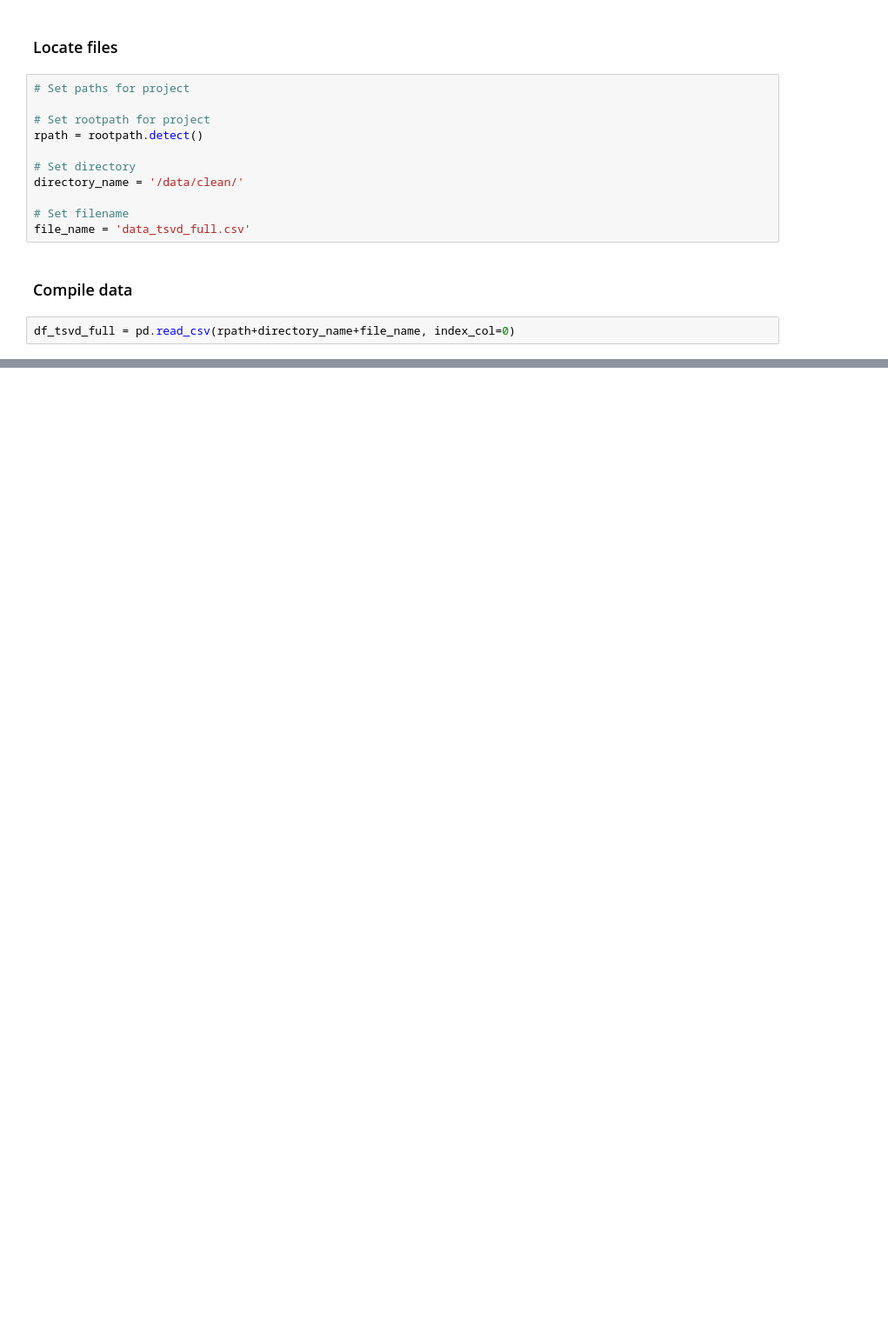
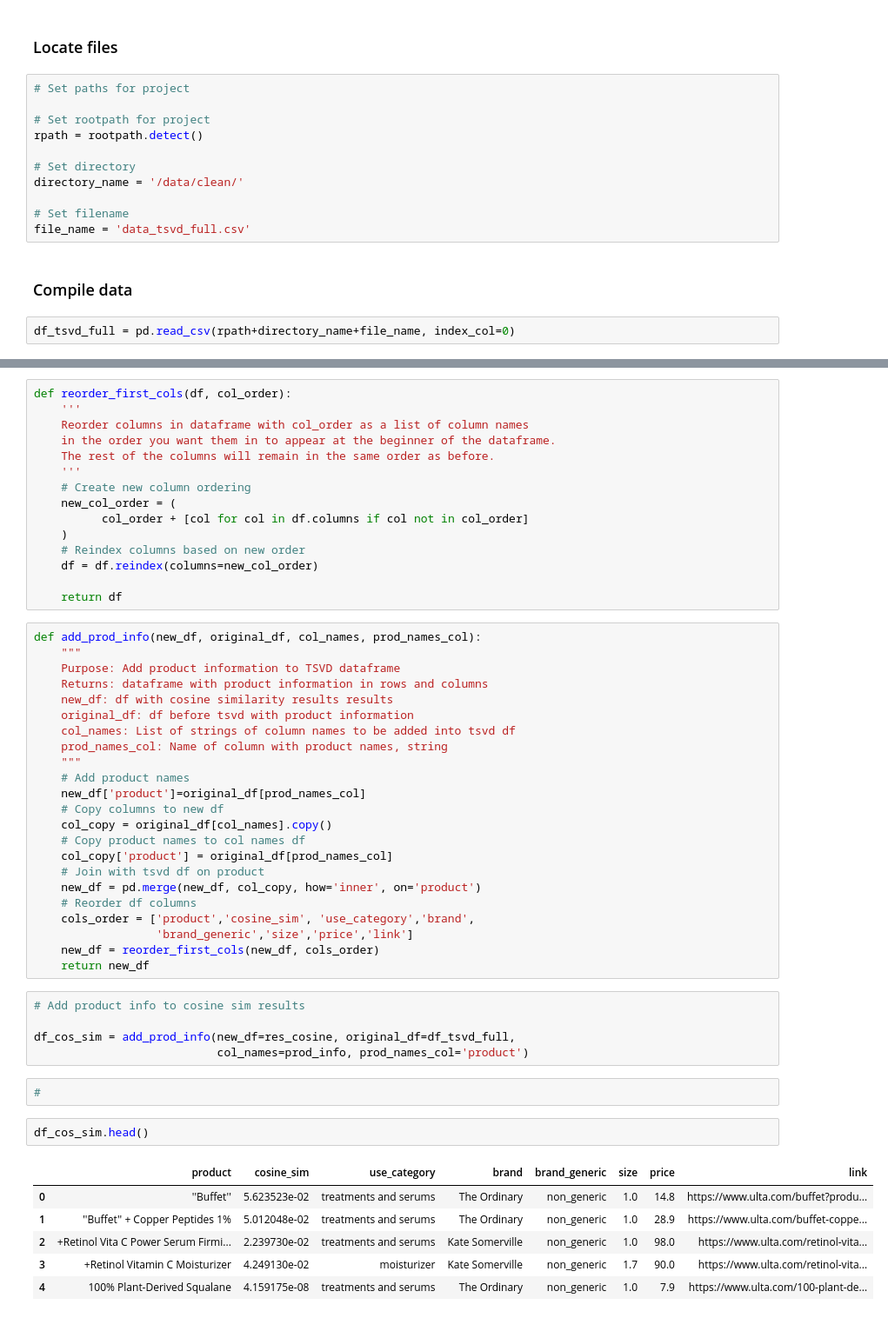
Before and after one commit to paulqsims/insight_project, a Jupyter notebook: notebooks/3_analysis.ipynb, the cells around one changed output, grey strips where cells are left out. Shown at 87% size. Drawn from its saved outputs; the diff is of its cells as text; blank space fills up the shorter version.

```diff
--- a/notebooks/3_analysis.ipynb
+++ b/notebooks/3_analysis.ipynb
@@ -36,0 +157,54 @@ df_tsvd_full = pd.read_csv(rpath+directory_name+file_name, index_col=0)
+# %%
+def reorder_first_cols(df, col_order):
+    '''
+    Reorder columns in dataframe with col_order as a list of column names
+    in the order you want them in to appear at the beginner of the dataframe.
+    The rest of the columns will remain in the same order as before.
+    '''
+    # Create new column ordering
+    new_col_order = (
+          col_order + [col for col in df.columns if col not in col_order]
+    )
+    # Reindex columns based on new order
+    df = df.reindex(columns=new_col_order)
+
+    return df
+# %%
+def add_prod_info(new_df, original_df, col_names, prod_names_col):
+    """
+    Purpose: Add product information to TSVD dataframe
+    Returns: dataframe with product information in rows and columns
+    new_df: df with cosine similarity results results
+    original_df: df before tsvd with product information
+    col_names: List of strings of column names to be added into tsvd df
+    prod_names_col: Name of column with product names, string
+    """
+    # Add product names
+    new_df['product']=original_df[prod_names_col]
+    # Copy columns to new df
+    col_copy = original_df[col_names].copy()
+    # Copy product names to col names df
+    col_copy['product'] = original_df[prod_names_col]
+    # Join with tsvd df on product
+    new_df = pd.merge(new_df, col_copy, how='inner', on='product')
+    # Reorder df columns
+    cols_order = ['product','cosine_sim', 'use_category','brand',
+                  'brand_generic','size','price','link']
+    new_df = reorder_first_cols(new_df, cols_order)
+    return new_df
+# %%
+# Add product info to cosine sim results
+
+df_cos_sim = add_prod_info(new_df=res_cosine, original_df=df_tsvd_full,
+                           col_names=prod_info, prod_names_col='product')
+# %%
+#
+# %%
+df_cos_sim.head()
+# %% [output]
+|  | product | cosine_sim | use_category | brand | brand_generic | size | price | link |
+| 0 | ''Buffet'' | 5.623523e-02 | treatments and serums | The Ordinary | non_generic | 1.0 | 14.8 | https://www.ulta.com/buffet?produ... |
+| 1 | ''Buffet'' + Copper Peptides 1% | 5.012048e-02 | treatments and serums | The Ordinary | non_generic | 1.0 | 28.9 | https://www.ulta.com/buffet-coppe... |
+| 2 | +Retinol Vita C Power Serum Firmi... | 2.239730e-02 | treatments and serums | Kate Somerville | non_generic | 1.0 | 98.0 | https://www.ulta.com/retinol-vita... |
+| 3 | +Retinol Vitamin C Moisturizer | 4.249130e-02 | moisturizer | Kate Somerville | non_generic | 1.7 | 90.0 | https://www.ulta.com/retinol-vita... |
+| 4 | 100% Plant-Derived Squalane | 4.159175e-08 | treatments and serums | The Ordinary | non_generic | 1.0 | 7.9 | https://www.ulta.com/100-plant-de... |
```
Also changed, not shown: parts of 24 cells of this notebook.
